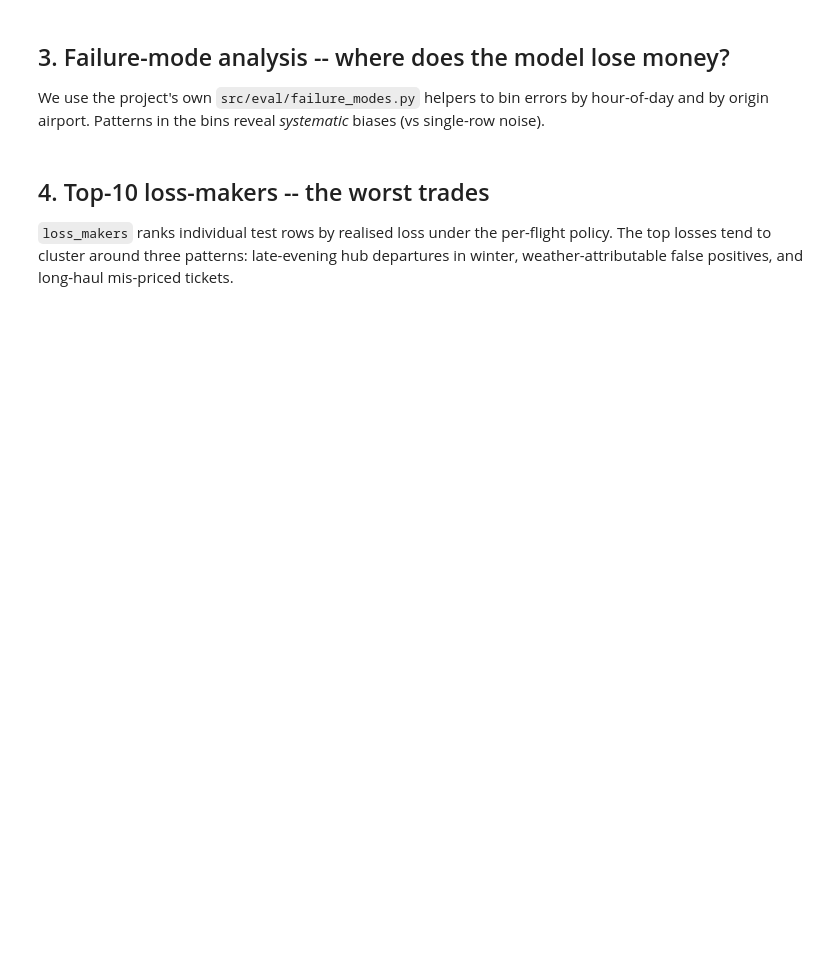
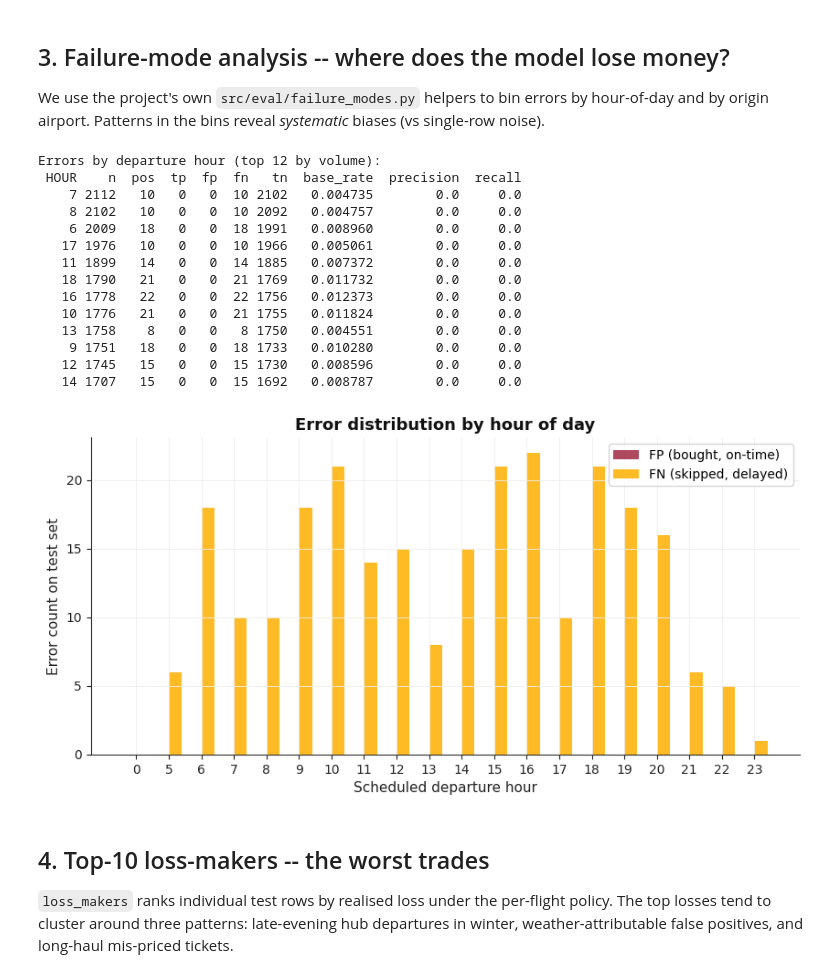
Before and after one commit to snsourieu2024/flight-delay-payout216, a Jupyter notebook: notebooks/05_interpretation_shap.ipynb, the cells around one changed output. Cells and saved outputs as stored; diff of their text form; code cells hidden in the pictures; blank space fills up the shorter version.

```diff
--- a/notebooks/05_interpretation_shap.ipynb
+++ b/notebooks/05_interpretation_shap.ipynb
@@ -194,26 +220,44 @@ We use the project's own `src/eval/failure_modes.py` helpers to bin errors by ho
 # %%
 X_te_ext = X_te.copy()
 X_te_ext["HOUR"] = (X_te_ext["CRS_DEP_TIME"].fillna(0).astype(int) // 100).clip(0, 23)
 
 hour_errors = error_table_by(X_te_ext, y_te, proba_te, by="HOUR", threshold=0.5)
+hour_errors = hour_errors.reset_index().rename(columns={"by": "HOUR"})
+hour_errors["HOUR"] = hour_errors["HOUR"].astype(int)
 print("Errors by departure hour (top 12 by volume):")
 print(hour_errors.head(12).to_string(index=False))
 
 # Bar chart of FP and FN counts by hour
 fig, ax = plt.subplots(figsize=(10, 4.5))
 hour_errors_sorted = hour_errors.sort_values("HOUR")
 width = 0.4
 x = np.arange(len(hour_errors_sorted))
 ax.bar(x - width/2, hour_errors_sorted["fp"], width, color="#a02942", alpha=0.85, label="FP (bought, on-time)")
 ax.bar(x + width/2, hour_errors_sorted["fn"], width, color="#ffb000", alpha=0.85, label="FN (skipped, delayed)")
 ax.set_xticks(x)
 ax.set_xticklabels(hour_errors_sorted["HOUR"].astype(int), rotation=0)
 ax.set_xlabel("Scheduled departure hour")
 ax.set_ylabel("Error count on test set")
 ax.set_title("Error distribution by hour of day")
 ax.legend()
 plt.savefig(FIGS / "05_errors_by_hour.png")
 plt.show()
+# %% [output]
+Errors by departure hour (top 12 by volume):
+ HOUR    n  pos  tp  fp  fn   tn  base_rate  precision  recall
+    7 2112   10   0   0  10 2102   0.004735        0.0     0.0
+    8 2102   10   0   0  10 2092   0.004757        0.0     0.0
+    6 2009   18   0   0  18 1991   0.008960        0.0     0.0
+   17 1976   10   0   0  10 1966   0.005061        0.0     0.0
+   11 1899   14   0   0  14 1885   0.007372        0.0     0.0
+   18 1790   21   0   0  21 1769   0.011732        0.0     0.0
+   16 1778   22   0   0  22 1756   0.012373        0.0     0.0
+   10 1776   21   0   0  21 1755   0.011824        0.0     0.0
+   13 1758    8   0   0   8 1750   0.004551        0.0     0.0
+    9 1751   18   0   0  18 1733   0.010280        0.0     0.0
+   12 1745   15   0   0  15 1730   0.008596        0.0     0.0
+   14 1707   15   0   0  15 1692   0.008787        0.0     0.0
+[figure, added]
 # %% [markdown]
 ## 4. Top-10 loss-makers -- the worst trades
 
```
Also changed, not shown: parts of 8 cells of this notebook, 11 other files.
